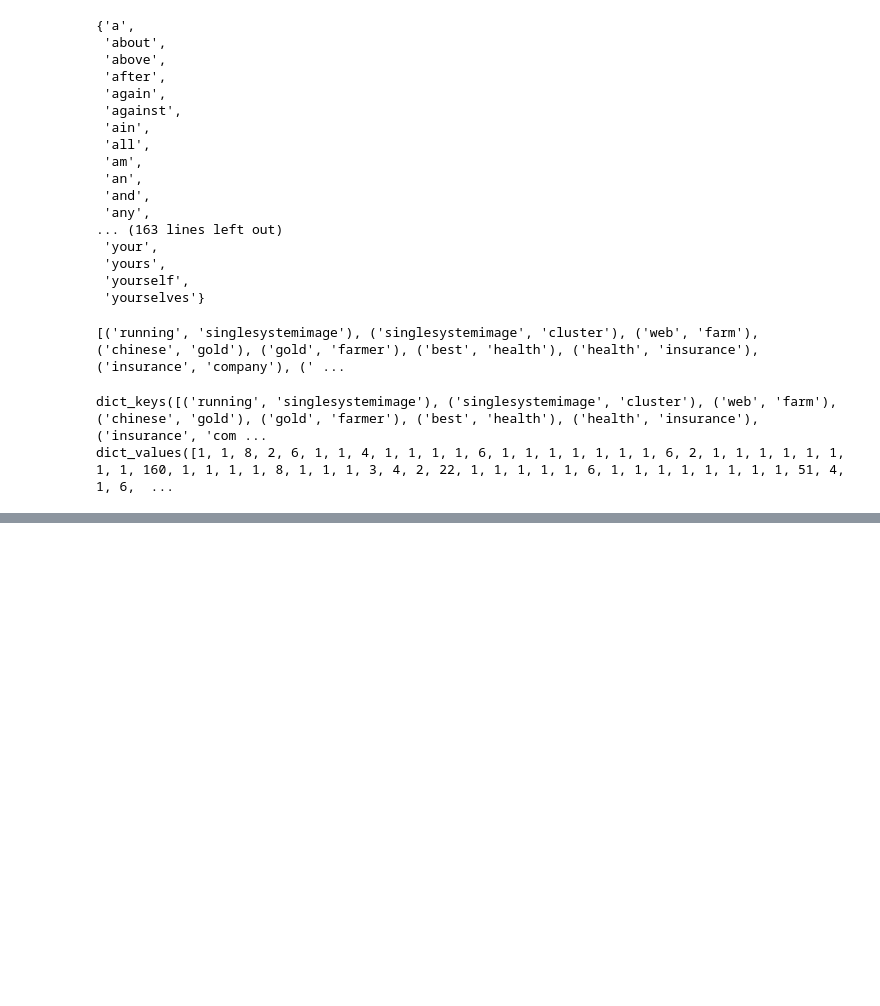
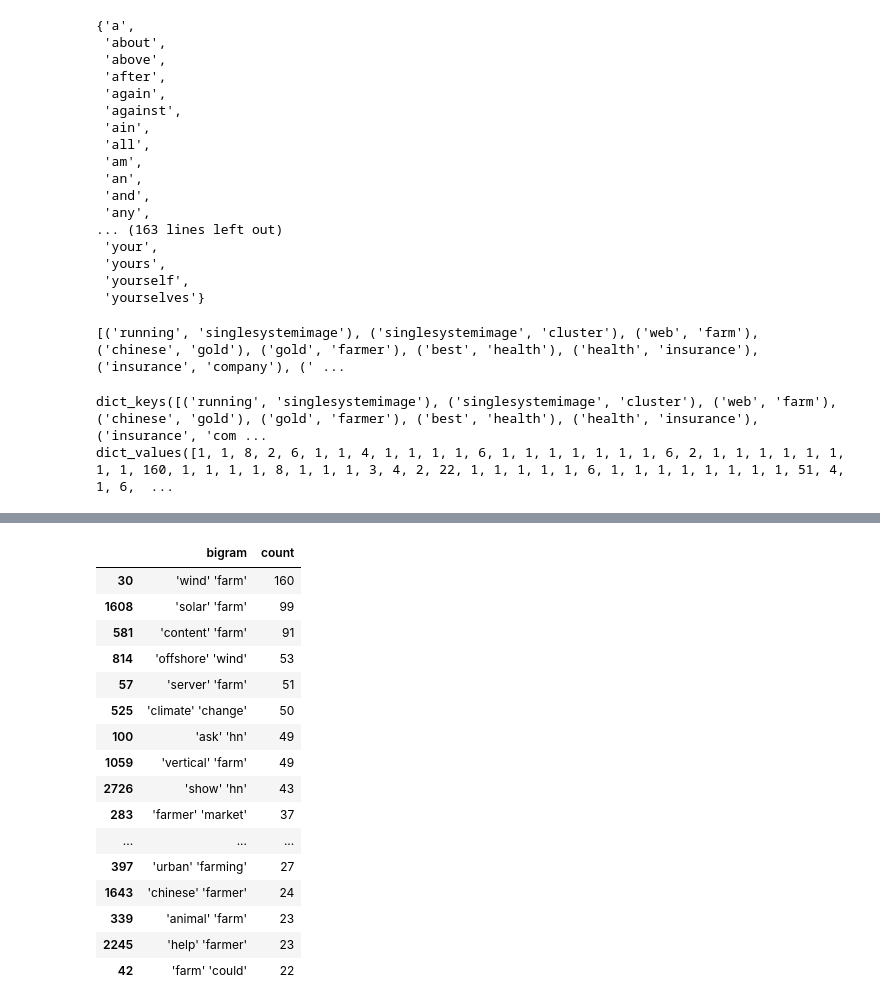
Before and after one commit to fangningtan/hackernews-agtech, a Jupyter notebook: HN-agri-stories.ipynb, the cells around one changed output, grey strips where cells are left out. Saved outputs shown, nothing was run; the diff lists cells and outputs as text; code cells hidden in the pictures; blank space fills up the shorter version.

```diff
--- a/HN-agri-stories.ipynb
+++ b/HN-agri-stories.ipynb
@@ -296,0 +344,21 @@ fdist.most_common()
+# %%
+top_20_bigrams = bigrams_freq_df.nlargest(20,'count')
+top_20_bigrams
+# %% [output]
+|  | bigram | count |
+| 30 | 'wind' 'farm' | 160 |
+| 1608 | 'solar' 'farm' | 99 |
+| 581 | 'content' 'farm' | 91 |
+| 814 | 'offshore' 'wind' | 53 |
+| 57 | 'server' 'farm' | 51 |
+| 525 | 'climate' 'change' | 50 |
+| 100 | 'ask' 'hn' | 49 |
+| 1059 | 'vertical' 'farm' | 49 |
+| 2726 | 'show' 'hn' | 43 |
+| 283 | 'farmer' 'market' | 37 |
+| ... | ... | ... |
+| 397 | 'urban' 'farming' | 27 |
+| 1643 | 'chinese' 'farmer' | 24 |
+| 339 | 'animal' 'farm' | 23 |
+| 2245 | 'help' 'farmer' | 23 |
+| 42 | 'farm' 'could' | 22 |
```
Also changed, not shown: parts of 14 cells of this notebook.
